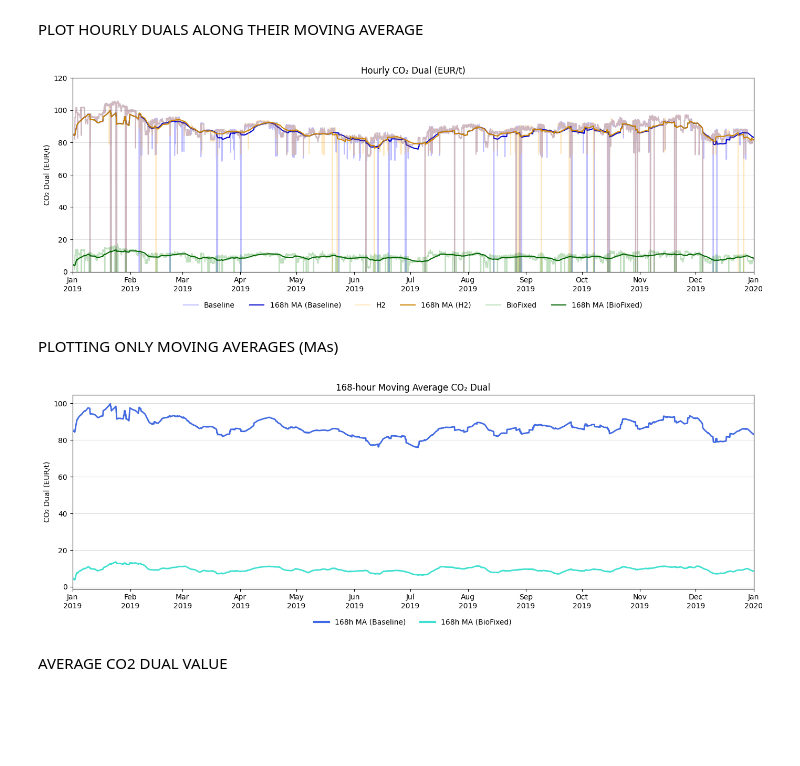
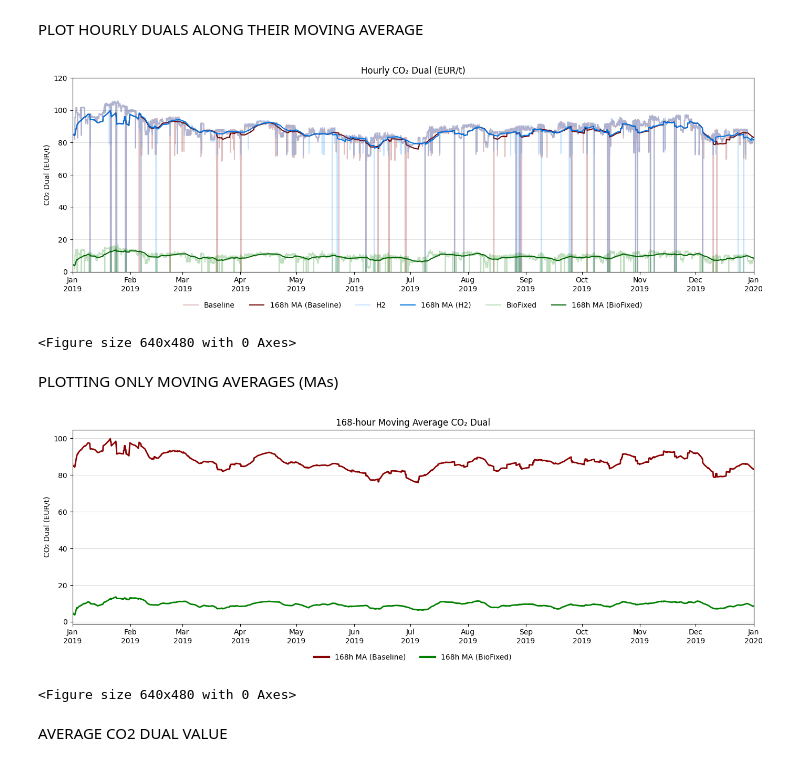
Before and after one commit to kubachri/GLS-EnerHub2X-Pricing, a Jupyter notebook: EnerHub2X/plots/DualCO2.ipynb, the cells around one changed output. Saved outputs shown, nothing was run; the diff lists cells and outputs as text; code cells hidden in the pictures; blank space fills up the shorter version.

```diff
--- a/EnerHub2X/plots/DualCO2.ipynb
+++ b/EnerHub2X/plots/DualCO2.ipynb
@@ -107,18 +107,23 @@ def plot_scenarios(df, scenarios, scenario_colors, start=None, end=None, ma_wind
 # brown, sienna, chocolate, gray, dimgray, slategray, black, white, lavenderblush
 
 scenario_colors = {
-    "Baseline":     "blue",
-    "H2":           "orange",
-    "BioFixed":     "green",
-    "CO2Trans":     "gray",
+    "Baseline":  "darkred",
+    "NoStorageCO2": "gold",
+    "NoStorageALL": "gray",
+    "H2":        "dodgerblue",
+    "BioFixed":  "green",
+    "CO2Trans": "purple"
 }
 
 start="2019-03-01"
 end="2019-06-30"
 
 plot_scenarios(df, ["Baseline", "H2", "BioFixed"], scenario_colors)
+
+plt.savefig("DualCO2Hourly.pdf", format="pdf", bbox_inches="tight")
 # %% [output]
-[figure, old version]
+[figure, new version]
+<Figure size 640x480 with 0 Axes>
 # %% [markdown]
 PLOTTING ONLY MOVING AVERAGES (MAs)
 # %%
@@ -208,23 +213,27 @@ def plot_ma_scenarios(df, scenarios, scenario_colors=None,
     plt.show()
 # %%
 scenario_colors = {
-    "Baseline": "royalblue",
-    "BioFixed": "turquoise",
-    "H2":       "green",
-    "CO2Trans": "red",
+    "Baseline":  "darkred",
+    "NoStorageCO2": "gold",
+    "NoStorageALL": "gray",
+    "H2":        "dodgerblue",
+    "BioFixed":  "green",
+    "CO2Trans": "purple"
 }
-
 start="2019-03-01"
 end="2019-06-30"
 
 plot_ma_scenarios(
     df,
     ["Baseline", "BioFixed"],
     scenario_colors=scenario_colors,
     ma_window=168,
 )
+
+plt.savefig("DualCO2MA.pdf", format="pdf", bbox_inches="tight")
 # %% [output]
-[figure, old version]
+[figure, new version]
+<Figure size 640x480 with 0 Axes>
 # %% [markdown]
 AVERAGE CO2 DUAL VALUE
 # %%
```
Also changed, not shown: parts of 1 cell of this notebook, 4 other files.
